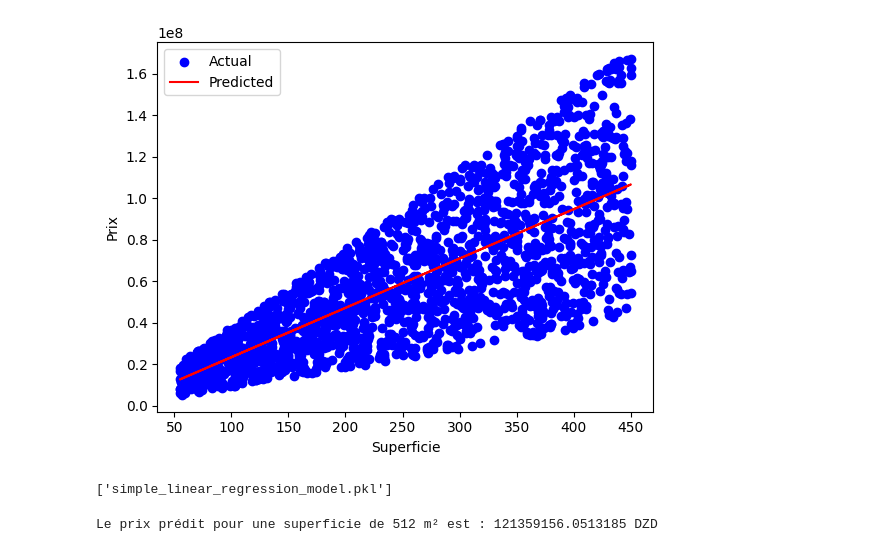
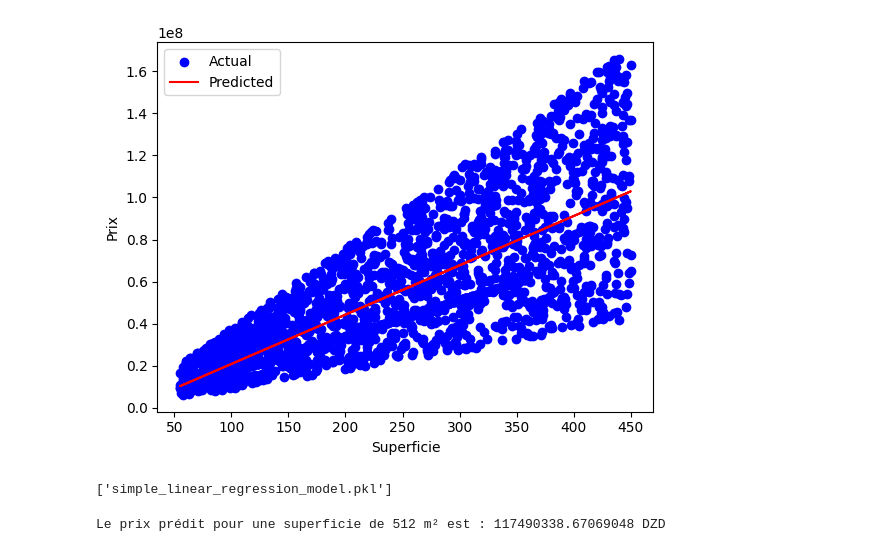
Before and after one commit to chawkibhd/propremodelIA, a Jupyter notebook: backend/model_training.ipynb, the cells around one changed output. Drawn from its saved outputs; the diff is of its cells as text; code cells hidden in the pictures.

Commit message:
augmentation data

```diff
--- a/backend/model_training.ipynb
+++ b/backend/model_training.ipynb
@@ -1,40 +1,54 @@
 # %%
 import numpy as np
 import matplotlib.pyplot as plt
-from sklearn.model_selection import train_test_split
+from sklearn.model_selection import train_test_split, KFold, cross_val_score
 import pandas as pd
 import openpyxl
 import joblib
 from model.SimpleLinearRegression import SimpleLinearRegression
 
-# Charger les données
-df = pd.read_excel('/Users/chawkibhd/Desktop/propremodel/backend/data/DataSets_01.xlsx')
 
-# Convertir les colonnes 'Superficie' et 'Prix ' en numériques, en remplaçant les erreurs par NaN
-df['Superficie'] = pd.to_numeric(df['Superficie'], errors='coerce')
-df['Prix '] = pd.to_numeric(df['Prix '], errors='coerce')
+df1 = pd.read_excel('/Users/chawkibhd/Desktop/propremodel/backend/data/DataSets_01.xlsx')
+df2 = pd.read_excel('/Users/chawkibhd/Desktop/propremodel/backend/data/Prix-Moyen-Au-m²-Algerie.xlsx')
 
-# Supprimer les lignes contenant des NaN dans 'Superficie' ou 'Prix '
-df.dropna(subset=['Superficie', 'Prix '], inplace=True)
+#les erreurs par NaN
+df1['Superficie'] = pd.to_numeric(df1['Superficie'], errors='coerce')
+df1['Prix '] = pd.to_numeric(df1['Prix '], errors='coerce')
+df2['Superficie'] = pd.to_numeric(df2['Superficie'], errors='coerce')
+df2['Prix '] = pd.to_numeric(df2['Prix '], errors='coerce')
 
-# Identifier les lignes où 'Prix ' contient des valeurs non numériques
-non_numeric_rows = df[df['Prix '].isna()]
+df1.dropna(subset=['Superficie', 'Prix '], inplace=True)
+df2.dropna(subset=['Superficie', 'Prix '], inplace=True)
 
-# Afficher les lignes avec des valeurs non numériques dans 'Prix '
-print("Lignes avec des valeurs non numériques dans 'Prix ' :")
-print(non_numeric_rows)
+non_numeric_rows_df1 = df1[df1['Prix '].isna()]
+non_numeric_rows_df2 = df2[df2['Prix '].isna()]
 
-# Extraire les variables d'entrée et de sortie
-X = df[['Superficie']].values
-y = df['Prix '].values
+
+# Combiner les deux datasets
+combined_df = pd.concat([df1, df2])
+
+print(combined_df.head())
+print(f'Taille du dataset combiné: {len(combined_df)}')
+
+X = combined_df[['Superficie']].values
+y = combined_df['Prix '].values
+
+combined_df.to_excel('/Users/chawkibhd/Desktop/propremodel/backend/data/Combined_DataSets.xlsx', index=False)
 
 
 # Diviser les données en ensembles d'entraînement et de test (70% entraînement, 30% test)
 X_train, X_test, y_train, y_test = train_test_split(X, y, test_size=0.3, random_state=42)
 
+kf = KFold(n_splits=5, shuffle=True, random_state=42)
+cv_scores = cross_val_score(ridge, X_train, y_train, cv=kf, scoring='r2')
+
+# Afficher les résultats de la validation croisée
+print(f"Validation Croisée k-fold (5 folds): {cv_scores}")
+print(f"Score moyen de validation croisée: {cv_scores.mean()}")
+
 # Initialiser et entraîner le modèle en utilisant la descente de gradient
 model = SimpleLinearRegression()
-model.fit(X_train, y_train, max_steps=10000, learning_rate=0.01)
+model.fit(X_train, y_train, max_steps=10000, learning_rate=0.001)
 
 # Afficher les paramètres du modèle
 print(f"Using Gradient Descent:")
@@ -73,4 +87,4 @@ R-squared: 0.57781597611598
-[figure, old version]
+[figure, new version]
 # %%
 # Sauvegarder le modèle entraîné
 joblib.dump(model, 'simple_linear_regression_model.pkl')
@@ -85,4 +99,4 @@ superficie = 512
 prix_predicted = predict_price(superficie)
 print(f"Le prix prédit pour une superficie de {superficie} m² est : {prix_predicted} DZD")
 # %% [output]
-Le prix prédit pour une superficie de 512 m² est : 121359156.0513185 DZD
+Le prix prédit pour une superficie de 512 m² est : 117490338.67069048 DZD
```
Also changed, not shown: parts of 6 cells of this notebook, 4 other files.
